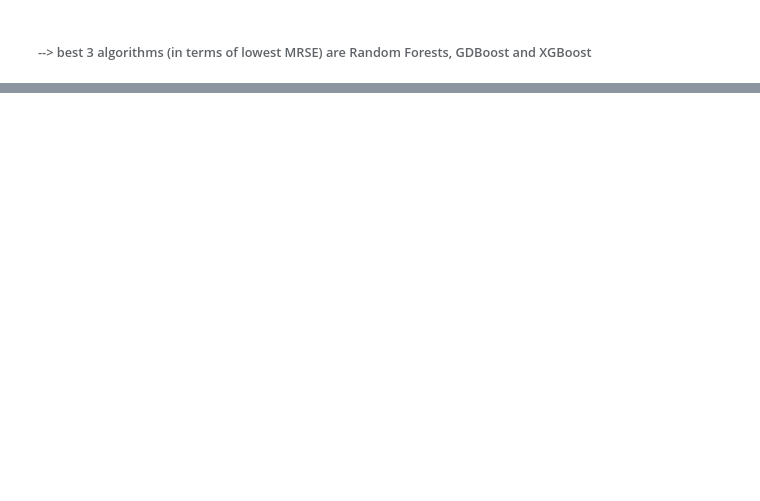
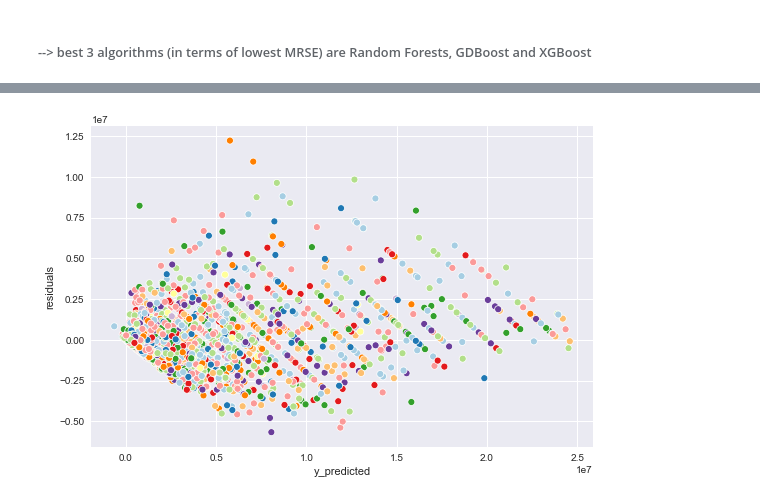
Before and after one commit to fabwerk90/FIFA-20---Market-value-prediction, a Jupyter notebook: h_predictive_algorithms.ipynb, the cells around one changed output, grey strips where cells are left out. Cells and saved outputs as stored; diff of their text form; code cells hidden in the pictures; blank space fills up the shorter version.

```diff
--- a/h_predictive_algorithms.ipynb
+++ b/h_predictive_algorithms.ipynb
@@ -385,0 +561,6 @@ fitted_models, feature_importances = best_algos_pipeline(train_set_fp, MinMaxSca
+# %%
+plt.style.use("seaborn")
+ax = sns.scatterplot(x="y_predicted", y="residuals", hue="main_position",data=df_fp_train,
+                     legend=False, palette="Paired")
+# %% [output]
+[figure, added]
```
Also changed, not shown: parts of 15 cells of this notebook.
